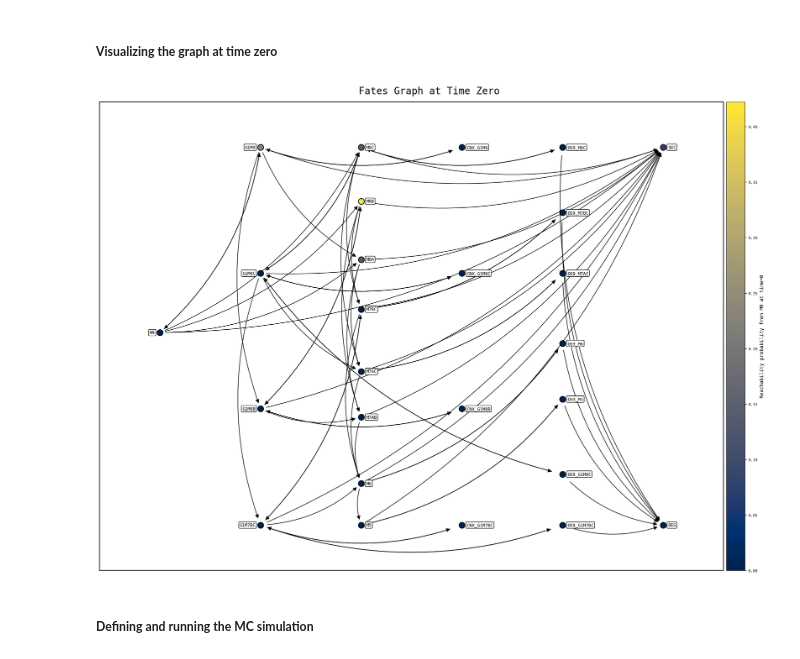
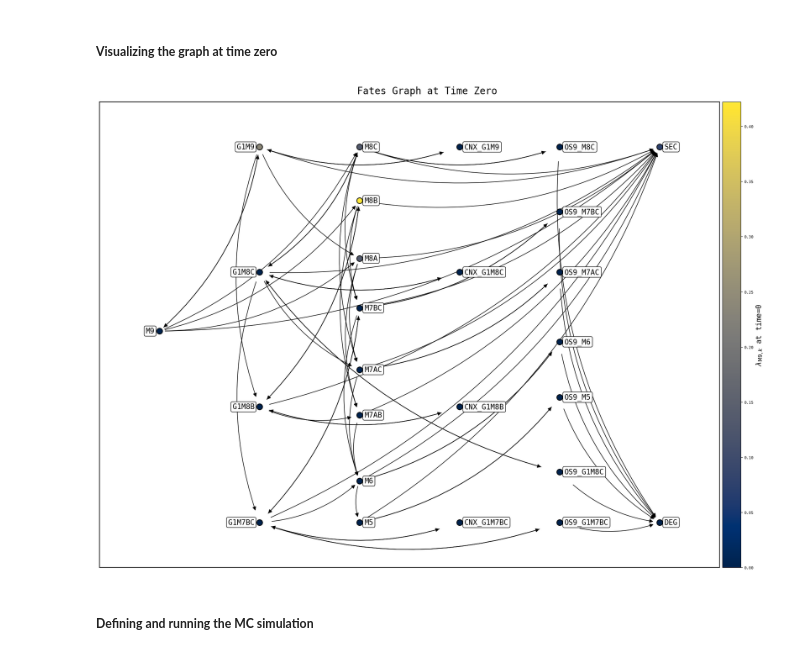
Before and after one commit to Daniele-Di-Bella/ER_glycoforms_fates_modelling, a Jupyter notebook: ER_Glycoforms_Fates_Modelling.ipynb, the cells around one changed output. Drawn from its saved outputs; the diff is of its cells as text; code cells hidden in the pictures.

```diff
--- a/ER_Glycoforms_Fates_Modelling.ipynb
+++ b/ER_Glycoforms_Fates_Modelling.ipynb
@@ -1022,7 +1024,7 @@ def plot_reaction_graph_at_t0(params, name_to_index, y0, free, cnx_bind, os9_bin
         # label: black text on white rounded rect with black border (requirement 3)
         t = ax.text(x + label_x_offset, y, n,
                     ha=ha, va='center',
-                    fontsize=9,
+                    fontsize=15,
                     fontfamily='monospace',
                     color='black',
                     bbox=dict(facecolor='white', edgecolor='black', boxstyle='round,pad=0.22'),
@@ -1051,7 +1053,7 @@ def plot_reaction_graph_at_t0(params, name_to_index, y0, free, cnx_bind, os9_bin
             shrink_pts = circle_radius_pts
         shrink_by_node[n] = float(shrink_pts)
 
-    # --- DRAW EDGES: now one aggregated arrow per directed pair (no duplicate arrows) ---
+    # Draw edges
     base_rad_offset = 0.18
     micro_offset = 0.04
     arc_counter = defaultdict(int)
@@ -1075,7 +1077,6 @@ def plot_reaction_graph_at_t0(params, name_to_index, y0, free, cnx_bind, os9_bin
         posA = tuple(pos[u])
         posB = tuple(pos[v])
 
-        # All edges must remain black (requirement 2). Use a single arrow per directed pair.
         arrow = FancyArrowPatch(
             posA=posA, posB=posB,
             connectionstyle=f"arc3,rad={rad}",
@@ -1097,58 +1098,35 @@ def plot_reaction_graph_at_t0(params, name_to_index, y0, free, cnx_bind, os9_bin
         # ax.text(mx, my, f"{rate:.2e}", fontsize=7, fontfamily='monospace',
         #         ha='center', va='center', backgroundcolor='white', zorder=210)
 
     # colorbar for node probabilities (we colored nodes not edges)
     sm = cm.ScalarMappable(norm=norm, cmap=cmap)
     sm.set_array([])
     divider = make_axes_locatable(ax)
     cax = divider.append_axes("right", size="3%", pad=0.08)
     cb = plt.colorbar(sm, cax=cax)
-    cb.set_label("Reachability probability from M9 at time=0", fontfamily='monospace')
+    cb.set_label(r'$\lambda_{\text{M9},k}$ at time=0', fontsize=15, fontfamily='monospace')
     cb.ax.tick_params(labelsize=8)
 
     # adjust axes limits and finalize
     xs = np.array([p[0] for p in pos.values()])
     ys = np.array([p[1] for p in pos.values()])
     x_range = np.ptp(xs) if np.ptp(xs) > 0 else 1.0
     y_range = np.ptp(ys) if np.ptp(ys) > 0 else 1.0
     x_margin = max(0.8, 0.12 * x_range)
     y_margin = max(0.06, 0.12 * y_range)
     ax.set_xlim(xs.min() - x_margin, xs.max() + x_margin)
     ax.set_ylim(ys.min() - y_margin, ys.max() + y_margin)
     ax.set_xticks([]); ax.set_yticks([])
 
     fig.suptitle("Fates Graph at Time Zero", fontsize=20, fontfamily='monospace', x=0.5, y=0.95, ha='center')
     fig.subplots_adjust(left=0.03, right=0.95, top=0.92, bottom=0.03)
 
     fig.canvas.draw()
     plt.show()
 
 plot_reaction_graph_at_t0(params, name_to_index, y0, free, cnx_bind, os9_bind, start_state_name="M9")
-
-# -----------------------------
-# Usage (same as before):
-# -----------------------------
-# provide params, name_to_index, y0, free, cnx_bind, os9_bind, then:
-# plot_reaction_graph_at_t0(params, name_to_index, y0, free, cnx_bind, os9_bind, start_state_name="M9")
-#
-# -----------------------------
-# Explanation (brief, data-driven):
-# - Why you previously saw two arrows G1M9 -> G1M8B:
-#     Both ERManI and EDEM2 (for instance) may add transitions with the same
-#     source and target. Earlier plotting drew every channel individually,
-#     producing parallel arcs. This script **sums** those channel rates and
-#     draws a single arrow per directed pair, matching the interpretation
-#     "one transition between nodes whose hazard is the sum of catalytic contributions".
-# - If you prefer to keep separate visual arcs for each enzyme (provenance),
-#     we can instead annotate the single arrow with a composite label or draw
-#     thinner, color-differentiated parallel arcs — but you asked for a single edge,
-#     so we've summed rates and collapsed labels.
-#
-# If you want the aggregated edge to keep an explicit label like "ERManI+EDEM2"
-# or to show the numeric summed rate on the figure, I can add that as small
-# edge text (commented out near where arrows are drawn).
 # %% [output]
-[figure, old version]
+[figure, new version]
 # %% [markdown]
 ##### **Defining and running the MC simulation**
 # %%
```
Also changed, not shown: parts of 3 cells of this notebook.
